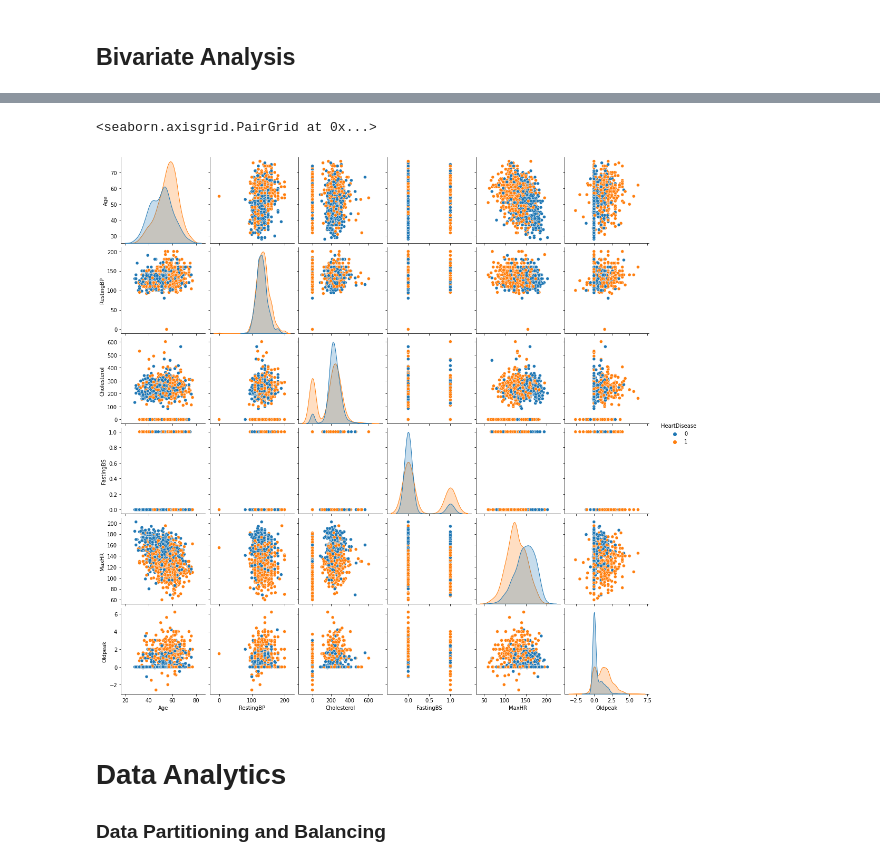
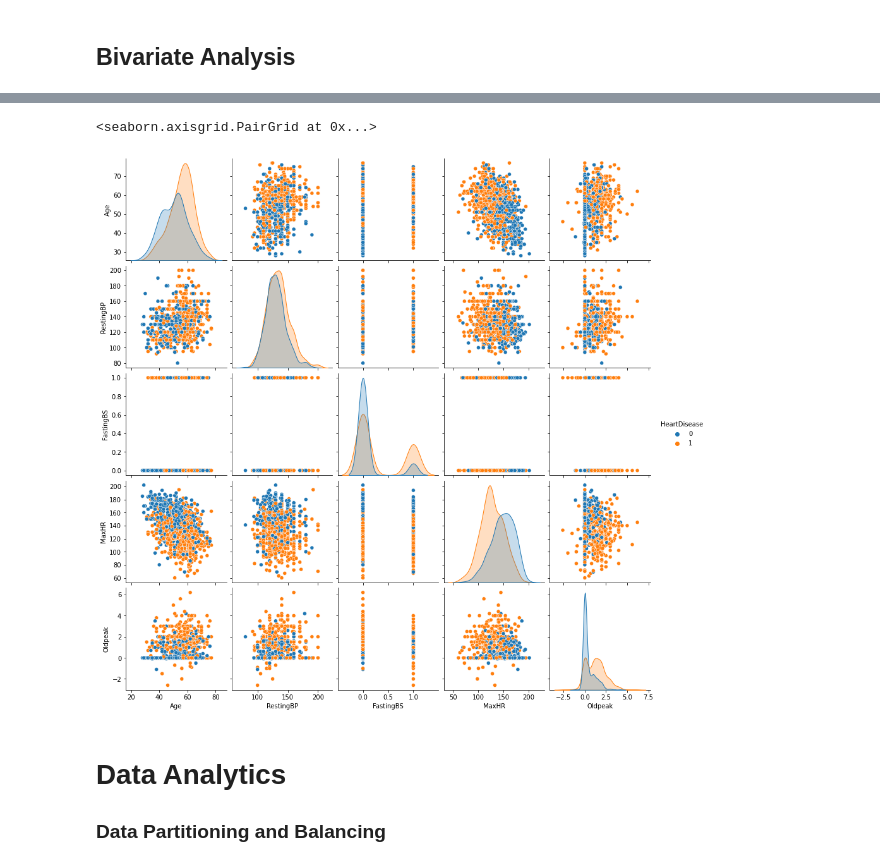
Before and after one commit to garybair/Heart-Disease, a Jupyter notebook: Predicting-Heart-Disease.ipynb, the cells around one changed output, grey strips where cells are left out. Saved outputs shown, nothing was run; the diff lists cells and outputs as text; code cells hidden in the pictures.

```diff
--- a/Predicting-Heart-Disease.ipynb
+++ b/Predicting-Heart-Disease.ipynb
@@ -188,0 +190,4 @@ We note that all values exist within plausible ranges. Resting BP can be zero in
+# %%
+cleaned_df = df[df.RestingBP >= 1]
+# %%
+cleaned_df = cleaned_df.drop(columns = ['Cholesterol'])
@@ -362,8 +379,8 @@ sns.heatmap(corr,
 # %%
-sns.pairplot(df, hue = 'HeartDisease')
+sns.pairplot(cleaned_df, hue = 'HeartDisease')
 # %% [output]
 <seaborn.axisgrid.PairGrid at 0x...>
-[figure, old version]
+[figure, new version]
 # %% [markdown]
 # Data Analytics
 
```
Also changed, not shown: parts of 89 cells of this notebook, 4 other files.
